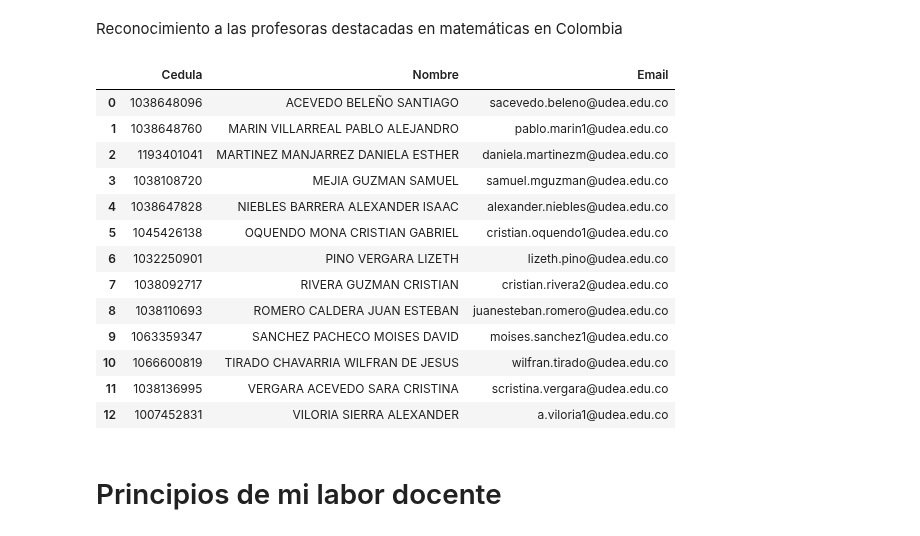
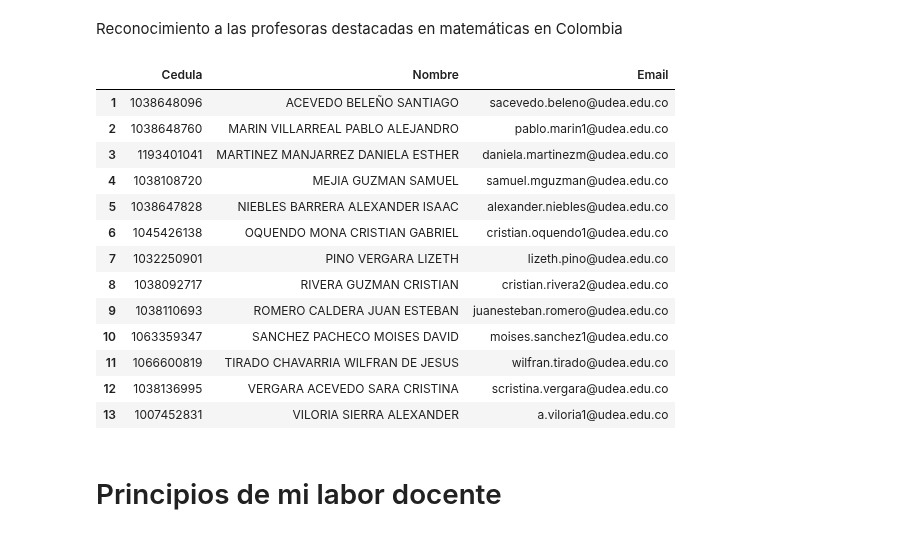
Before and after one commit to marco-canas/algebra_y_trigonometria, a Jupyter notebook: classes/2_unidad_1_reales/2_class_reals/2_class_reals.ipynb, the cells around one changed output. Drawn from its saved outputs; the diff is of its cells as text; code cells hidden in the pictures.

```diff
--- a/classes/2_unidad_1_reales/2_class_reals/2_class_reals.ipynb
+++ b/classes/2_unidad_1_reales/2_class_reals/2_class_reals.ipynb
@@ -73,26 +73,27 @@ Reconocimiento a las profesoras destacadas en matemáticas en Colombia
 # %%
 import pandas as pd
 import numpy as np
 
 # Cargar la lista de estudiantes desde el archivo CSV
 path = 'C:/Users/marco/Documentos/docencia/groups_list/algebra_and_trigonometry.xlsx'
 df = pd.read_excel(path)
+df.index = np.arange(1, len(df)+1)
 df.head(13)
 # %% [output]
 |  | Cedula | Nombre | Email |
-| 0 | 1038648096 | ACEVEDO BELEÑO SANTIAGO | sacevedo.beleno@udea.edu.co |
-| 1 | 1038648760 | MARIN VILLARREAL PABLO ALEJANDRO | pablo.marin1@udea.edu.co |
-| 2 | 1193401041 | MARTINEZ MANJARREZ DANIELA ESTHER | daniela.martinezm@udea.edu.co |
-| 3 | 1038108720 | MEJIA GUZMAN SAMUEL | samuel.mguzman@udea.edu.co |
-| 4 | 1038647828 | NIEBLES BARRERA ALEXANDER ISAAC | alexander.niebles@udea.edu.co |
-| 5 | 1045426138 | OQUENDO MONA CRISTIAN GABRIEL | cristian.oquendo1@udea.edu.co |
-| 6 | 1032250901 | PINO VERGARA LIZETH | lizeth.pino@udea.edu.co |
-| 7 | 1038092717 | RIVERA GUZMAN CRISTIAN | cristian.rivera2@udea.edu.co |
-| 8 | 1038110693 | ROMERO CALDERA JUAN ESTEBAN | juanesteban.romero@udea.edu.co |
-| 9 | 1063359347 | SANCHEZ PACHECO MOISES DAVID | moises.sanchez1@udea.edu.co |
-| 10 | 1066600819 | TIRADO CHAVARRIA WILFRAN DE JESUS | wilfran.tirado@udea.edu.co |
-| 11 | 1038136995 | VERGARA ACEVEDO SARA CRISTINA | scristina.vergara@udea.edu.co |
-| 12 | 1007452831 | VILORIA SIERRA ALEXANDER | a.viloria1@udea.edu.co |
+| 1 | 1038648096 | ACEVEDO BELEÑO SANTIAGO | sacevedo.beleno@udea.edu.co |
+| 2 | 1038648760 | MARIN VILLARREAL PABLO ALEJANDRO | pablo.marin1@udea.edu.co |
+| 3 | 1193401041 | MARTINEZ MANJARREZ DANIELA ESTHER | daniela.martinezm@udea.edu.co |
+| 4 | 1038108720 | MEJIA GUZMAN SAMUEL | samuel.mguzman@udea.edu.co |
+| 5 | 1038647828 | NIEBLES BARRERA ALEXANDER ISAAC | alexander.niebles@udea.edu.co |
+| 6 | 1045426138 | OQUENDO MONA CRISTIAN GABRIEL | cristian.oquendo1@udea.edu.co |
+| 7 | 1032250901 | PINO VERGARA LIZETH | lizeth.pino@udea.edu.co |
+| 8 | 1038092717 | RIVERA GUZMAN CRISTIAN | cristian.rivera2@udea.edu.co |
+| 9 | 1038110693 | ROMERO CALDERA JUAN ESTEBAN | juanesteban.romero@udea.edu.co |
+| 10 | 1063359347 | SANCHEZ PACHECO MOISES DAVID | moises.sanchez1@udea.edu.co |
+| 11 | 1066600819 | TIRADO CHAVARRIA WILFRAN DE JESUS | wilfran.tirado@udea.edu.co |
+| 12 | 1038136995 | VERGARA ACEVEDO SARA CRISTINA | scristina.vergara@udea.edu.co |
+| 13 | 1007452831 | VILORIA SIERRA ALEXANDER | a.viloria1@udea.edu.co |
 # %% [markdown]
 
 # Principios de mi labor docente
```
Also changed, not shown: 2 other files.
